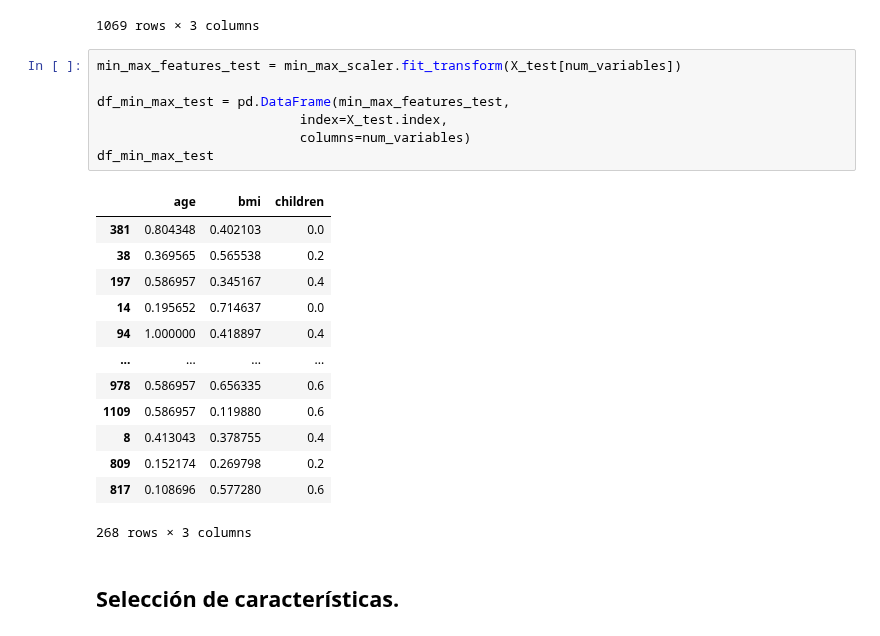
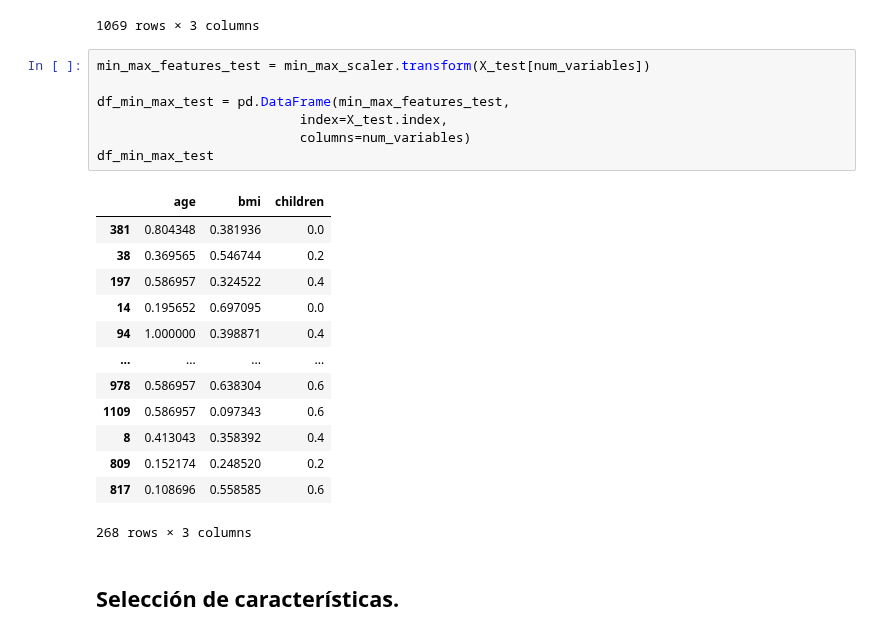
Before and after one commit to 4GeeksAcademy/sarayruiz---Machine-Learning, a Jupyter notebook: src/02-linear-regression-reg-medical-insurance-cost.ipynb, the cells around one changed output. Cells and saved outputs as stored; diff of their text form.

Commit message:
fit_transform cambiados en todos

```diff
--- a/src/02-linear-regression-reg-medical-insurance-cost.ipynb
+++ b/src/02-linear-regression-reg-medical-insurance-cost.ipynb
@@ -452,25 +452,25 @@ df_min_max_train
 | 1323 | 0.521739 | 0.648630 | 0.4 |
 1069 rows × 3 columns
 # %%
-min_max_features_test = min_max_scaler.fit_transform(X_test[num_variables])
+min_max_features_test = min_max_scaler.transform(X_test[num_variables])
 
 df_min_max_test = pd.DataFrame(min_max_features_test,
                           index=X_test.index,
                           columns=num_variables)
 df_min_max_test
 # %% [output]
 |  | age | bmi | children |
-| 381 | 0.804348 | 0.402103 | 0.0 |
-| 38 | 0.369565 | 0.565538 | 0.2 |
-| 197 | 0.586957 | 0.345167 | 0.4 |
-| 14 | 0.195652 | 0.714637 | 0.0 |
-| 94 | 1.000000 | 0.418897 | 0.4 |
+| 381 | 0.804348 | 0.381936 | 0.0 |
+| 38 | 0.369565 | 0.546744 | 0.2 |
+| 197 | 0.586957 | 0.324522 | 0.4 |
+| 14 | 0.195652 | 0.697095 | 0.0 |
+| 94 | 1.000000 | 0.398871 | 0.4 |
 | ... | ... | ... | ... |
-| 978 | 0.586957 | 0.656335 | 0.6 |
-| 1109 | 0.586957 | 0.119880 | 0.6 |
-| 8 | 0.413043 | 0.378755 | 0.4 |
-| 809 | 0.152174 | 0.269798 | 0.2 |
-| 817 | 0.108696 | 0.577280 | 0.6 |
+| 978 | 0.586957 | 0.638304 | 0.6 |
+| 1109 | 0.586957 | 0.097343 | 0.6 |
+| 8 | 0.413043 | 0.358392 | 0.4 |
+| 809 | 0.152174 | 0.248520 | 0.2 |
+| 817 | 0.108696 | 0.558585 | 0.6 |
 268 rows × 3 columns
 # %% [markdown]
 ## Selección de características.
```
Also changed, not shown: 4 other files.
